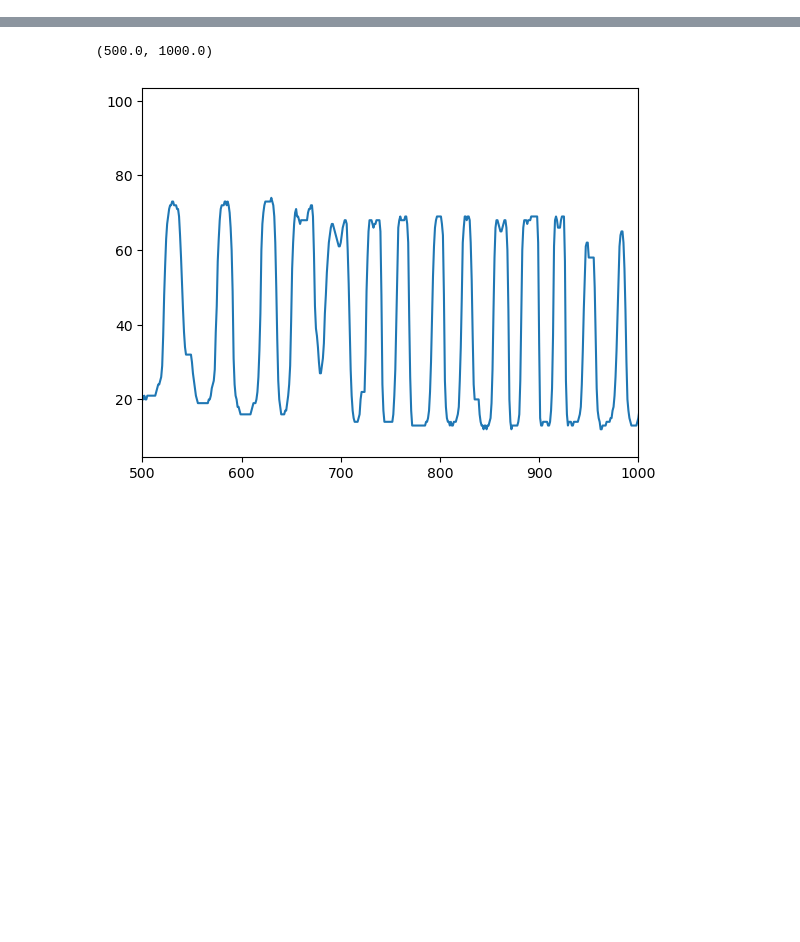
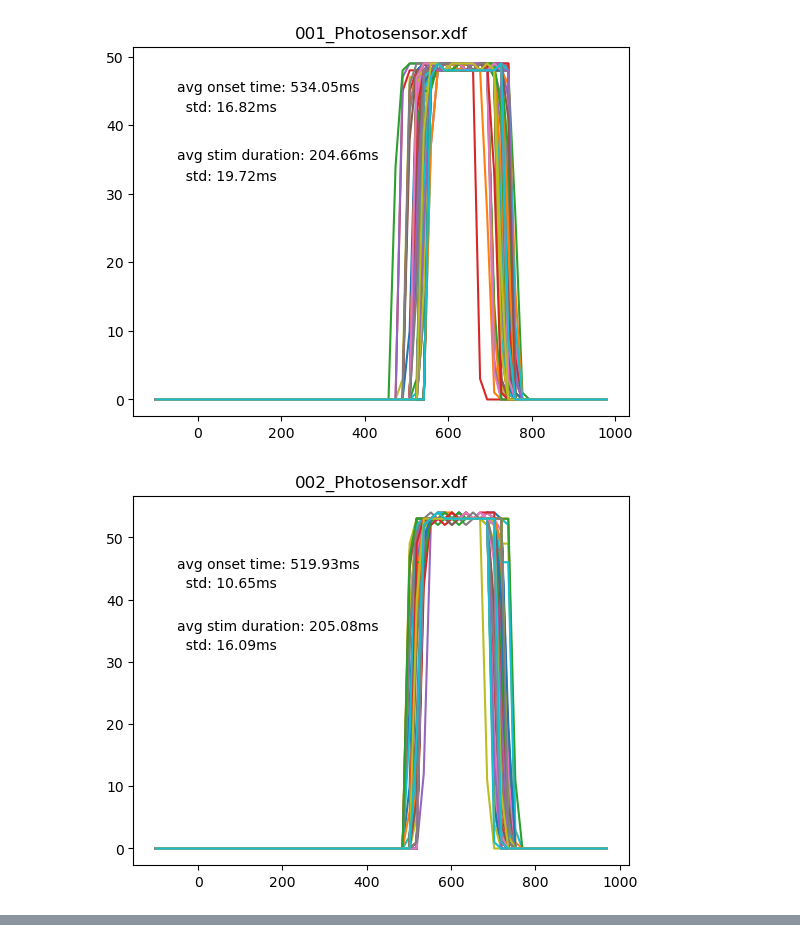
Before and after one commit to ollie-d/EEG_Bootcamp_Repo, a Jupyter notebook: scripts/Analyze Photosensor Delays.ipynb, the cells around one changed output, grey strips where cells are left out. Cells and saved outputs as stored; diff of their text form; code cells hidden in the pictures; blank space fills up the shorter version.

```diff
--- a/scripts/Analyze Photosensor Delays.ipynb
+++ b/scripts/Analyze Photosensor Delays.ipynb
@@ -4,6 +8,46 @@ import numpy as np
 import matplotlib.pyplot as plt
 import pyxdf
 # %%
-fname = 'D:\\Users\\H8801\\EEG_Bootcamp_Repo\\data\\Photosensor\\SimplePhotosensorTest.xdf'
-streams, fileheader = pyxdf.load_xdf(fname)
+data_dir = '../data/Photosensor/'
+
+for i in range(1, 4):
+    # Load data
+    fname = f'00{i}_Photosensor.xdf'
+    raw = ez.loadxdf(f'{data_dir}{fname}', False)
+
+    # Note that the sampling rate is NOT 250 Hz due to a bug with OpenBCI GUI
+    # (this bug should have been fixed in ~2020 but apparently has not)
+    effective_srate = 1/np.mean(raw["eeg_time"][1:] - raw["eeg_time"][0:-1])
+    print(f'Effective srate: {effective_srate}')
+    raw['fs'] = effective_srate
+
+    # Once sampling rate has been corrected, epoch the data
+    epoch = ez.epoch(raw, -100, 1000, -100, 100, '0', r'S_.*')
+
+    # Plot all data and compute average/std
+    plt.figure()
+    ax = plt.axes()
+    ax.set_facecolor('white')
+    onset_times = []
+    stim_durations = []
+    for i in range(epoch['bin_data'].shape[2]):
+        # Find first place where non-zero:
+        onset = np.where(epoch['bin_data'][0, :, i] != 0)[0][0]
+        offset = np.where(epoch['bin_data'][0, :, i] != 0)[0][-1]
+        onset_time = epoch['bin_times'][onset]
+        offset_time = epoch['bin_times'][offset]
+        onset_times.append(onset_time)
+        stim_durations.append(offset_time - onset_time)
+        plt.plot(epoch['bin_times'][:-1], epoch['bin_data'][0, :, i])
+
+    # Compute stats, apply to plots
+    plt.title(fname)
+    avg_onset = np.mean(onset_times)
+    std_onset = np.std(onset_times, ddof=1)
+    avg_duration = np.mean(stim_durations)
+    std_duration = np.std(stim_durations, ddof=1)
+    plt.text(-50, 45, f'avg onset time: {round(avg_onset, 2)}ms')
+    plt.text(-50, 42, f'  std: {round(std_onset, 2)}ms')
+    plt.text(-50, 35, f'avg stim duration: {round(avg_duration, 2)}ms')
+    plt.text(-50, 32, f'  std: {round(std_duration, 2)}ms')
 # %% [output]
@@ -10,0 +60,2 @@ Stream 2: Calculated effective sampling rate 121.0071 Hz is different from speci
+[figure, added]
+[figure, added]
@@ -11,6 +62,0 @@ Stream 2: Calculated effective sampling rate 121.0071 Hz is different from speci
-# %%
-plt.plot(streams[0]['time_series'][:, 0])
-plt.xlim([500, 1000])
-# %% [output]
-(500.0, 1000.0)
-[figure, removed]
```
Also changed, not shown: parts of 3 cells of this notebook, 12 other files.
